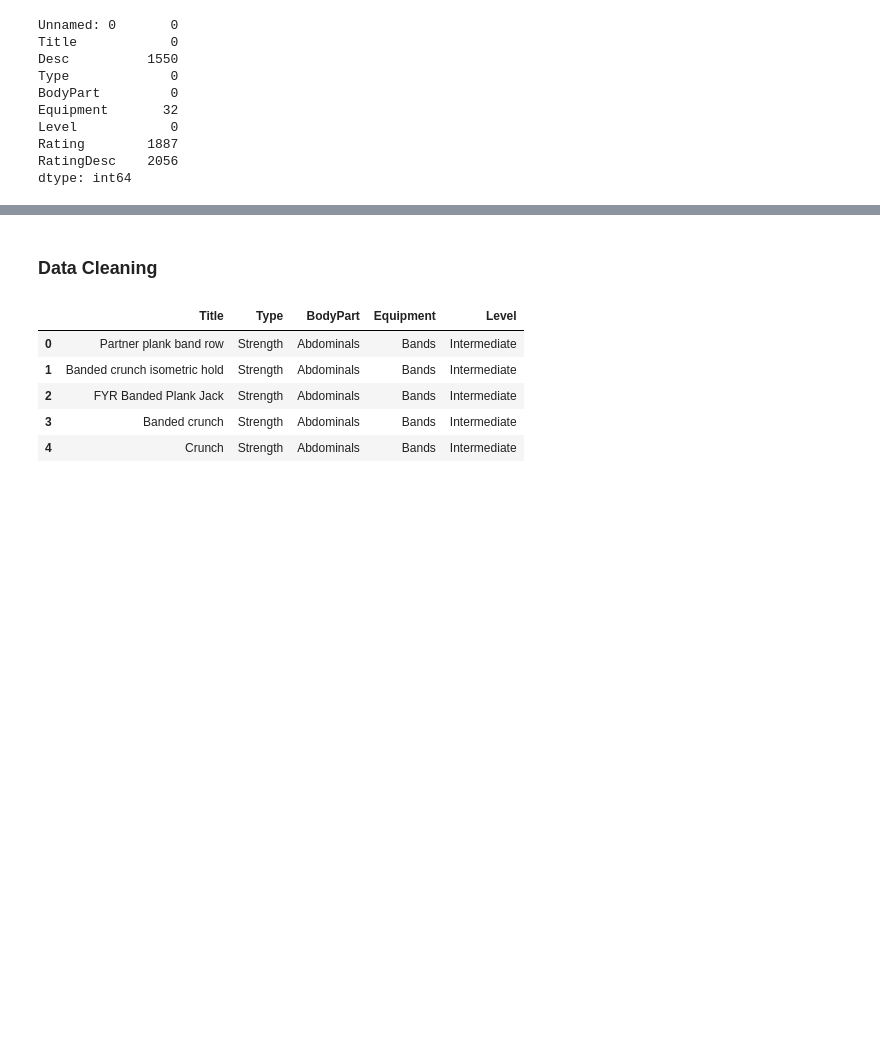
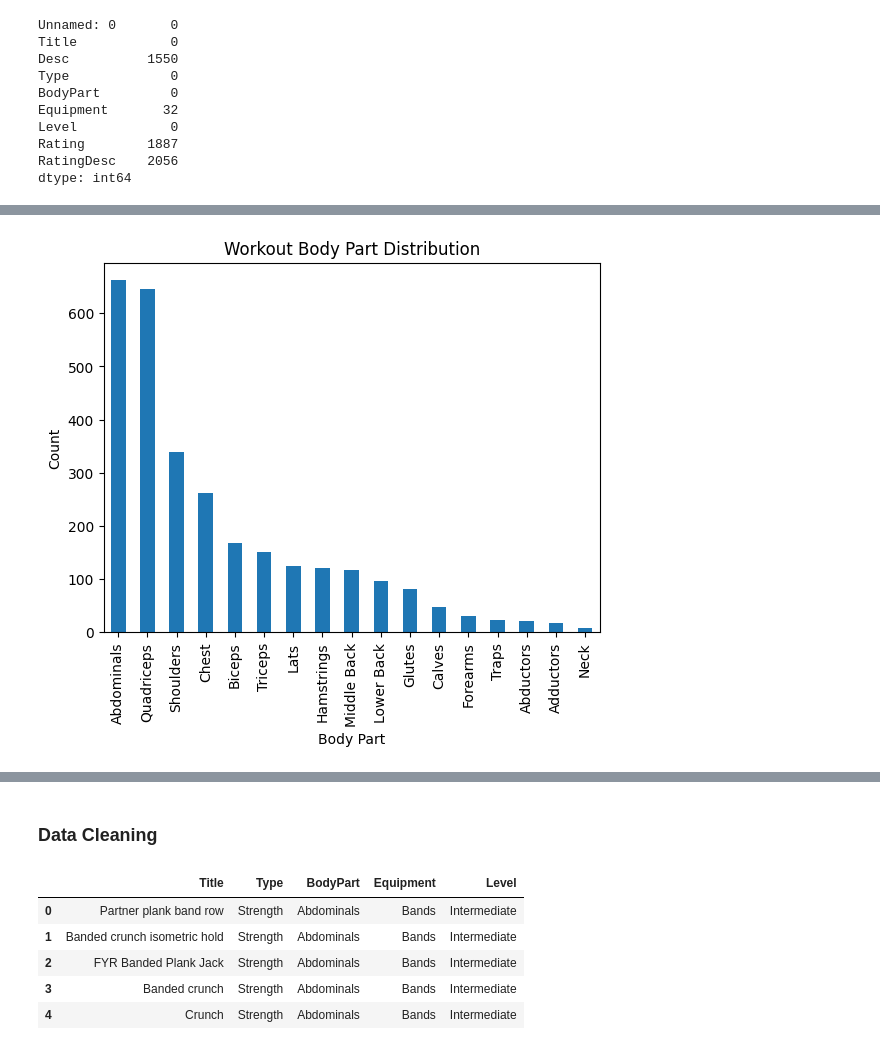
Before and after one commit to aliciaajsp/AIWorkoutRecommendation-FinalProjectML, a Jupyter notebook: Model AI Workout Recommendation/model_workout_recommendation.ipynb, the cells around one changed output, grey strips where cells are left out. Saved outputs shown, nothing was run; the diff lists cells and outputs as text; code cells hidden in the pictures; blank space fills up the shorter version.

```diff
--- a/Model AI Workout Recommendation/model_workout_recommendation.ipynb
+++ b/Model AI Workout Recommendation/model_workout_recommendation.ipynb
@@ -54,0 +96,8 @@ dtype: int64
+# %%
+exercise_df["BodyPart"].value_counts().plot(kind="bar")
+plt.title("Workout Body Part Distribution")
+plt.xlabel("Body Part")
+plt.ylabel("Count")
+plt.show()
+# %% [output]
+[figure, added]
```
Also changed, not shown: parts of 35 cells of this notebook, 15 other files.
